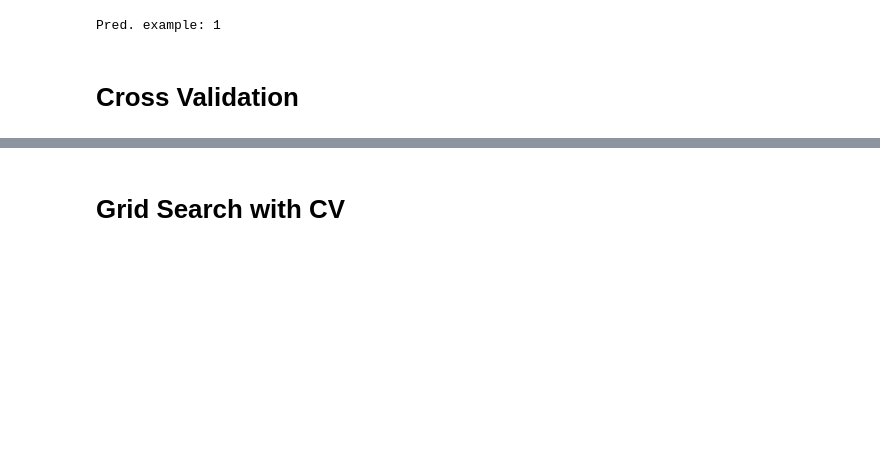
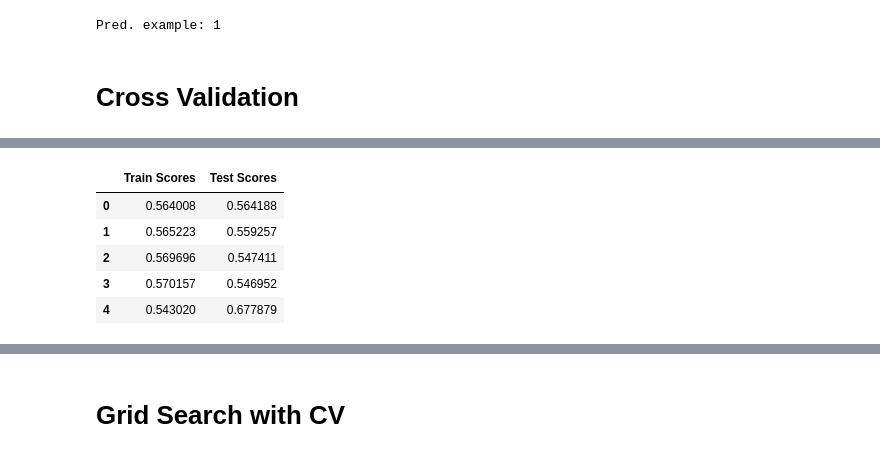
Before and after one commit to pg42870/SIB, a Jupyter notebook: scripts/eval2.ipynb, the cells around one changed output, grey strips where cells are left out. Drawn from its saved outputs; the diff is of its cells as text; code cells hidden in the pictures; blank space fills up the shorter version.

```diff
--- a/scripts/eval2.ipynb
+++ b/scripts/eval2.ipynb
@@ -173,8 +171,15 @@ IndentationError: unexpected indent (cv.py, line 33)
 # %%
 logreg = LogisticRegression(epochs=1000)
-cv = CrossValidationScores(logreg,dataset,cv=5)
+cv = CrossValidationScores(logreg,dataset,cv=5,score=None)
 cv.run()
 cv.toDataframe()
+# %% [output]
+|  | Train Scores | Test Scores |
+| 0 | 0.564008 | 0.564188 |
+| 1 | 0.565223 | 0.559257 |
+| 2 | 0.569696 | 0.547411 |
+| 3 | 0.570157 | 0.546952 |
+| 4 | 0.543020 | 0.677879 |
 # %%
 logreg = LogisticRegressionReg(epochs=500, lbd=0.5)
 cv = CrossValidationScores(logreg, dataset, cv=4)
```
Also changed, not shown: parts of 3 cells of this notebook, 3 other files.
